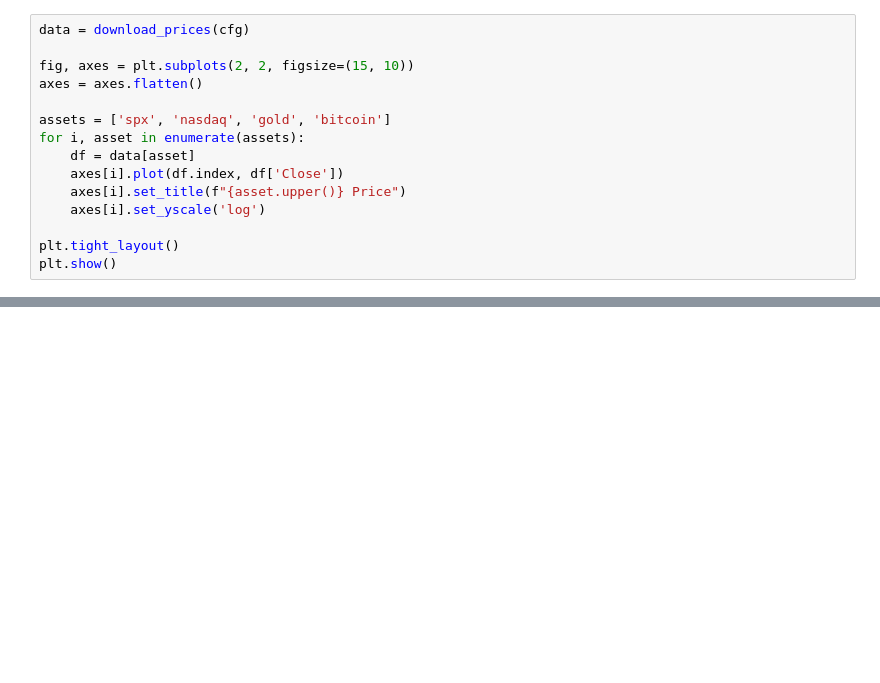
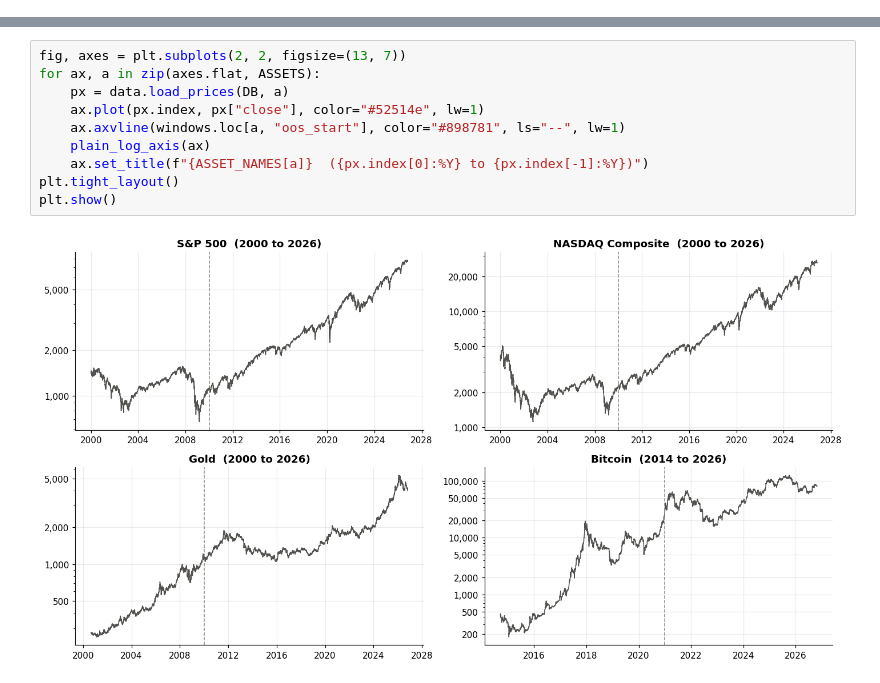
Before and after one commit to Anshuman0716/Stock-Market-Regime-Prediction, a Jupyter notebook: notebooks/01_eda_and_features.ipynb, the cells around one changed output, grey strips where cells are left out. Saved outputs shown, nothing was run; the diff lists cells and outputs as text; blank space fills up the shorter version.

```diff
--- a/notebooks/01_eda_and_features.ipynb
+++ b/notebooks/01_eda_and_features.ipynb
@@ -21,15 +0,0 @@ cfg = load_config('../config/config.yaml')
-# %%
-data = download_prices(cfg)
-
-fig, axes = plt.subplots(2, 2, figsize=(15, 10))
-axes = axes.flatten()
-
-assets = ['spx', 'nasdaq', 'gold', 'bitcoin']
-for i, asset in enumerate(assets):
-    df = data[asset]
-    axes[i].plot(df.index, df['Close'])
-    axes[i].set_title(f"{asset.upper()} Price")
-    axes[i].set_yscale('log')
-
-plt.tight_layout()
-plt.show()
@@ -92,0 +60,12 @@ display(regime_stats)
+# %%
+fig, axes = plt.subplots(2, 2, figsize=(13, 7))
+for ax, a in zip(axes.flat, ASSETS):
+    px = data.load_prices(DB, a)
+    ax.plot(px.index, px["close"], color="#52514e", lw=1)
+    ax.axvline(windows.loc[a, "oos_start"], color="#898781", ls="--", lw=1)
+    plain_log_axis(ax)
+    ax.set_title(f"{ASSET_NAMES[a]}  ({px.index[0]:%Y} to {px.index[-1]:%Y})")
+plt.tight_layout()
+plt.show()
+# %% [output]
+[figure, added]
```
Also changed, not shown: parts of 23 cells of this notebook, 41 other files.
